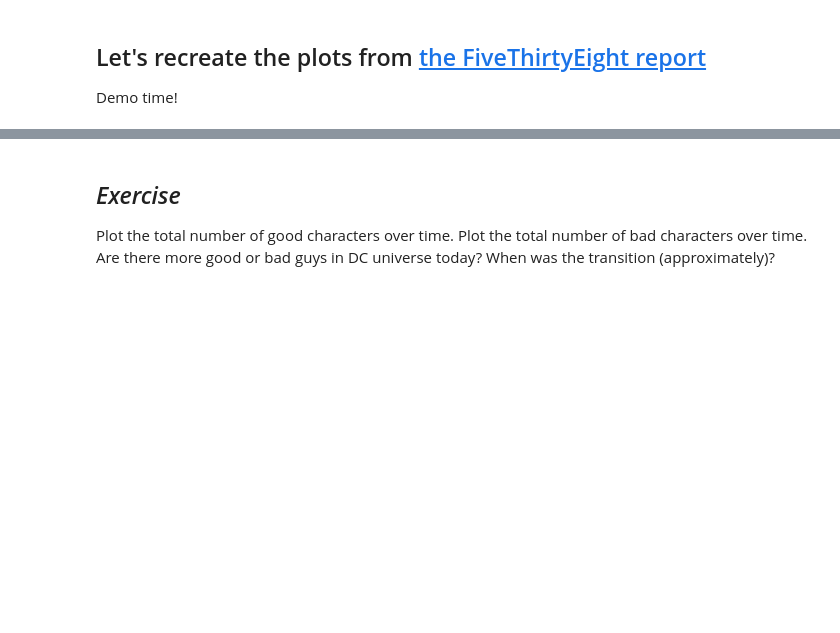
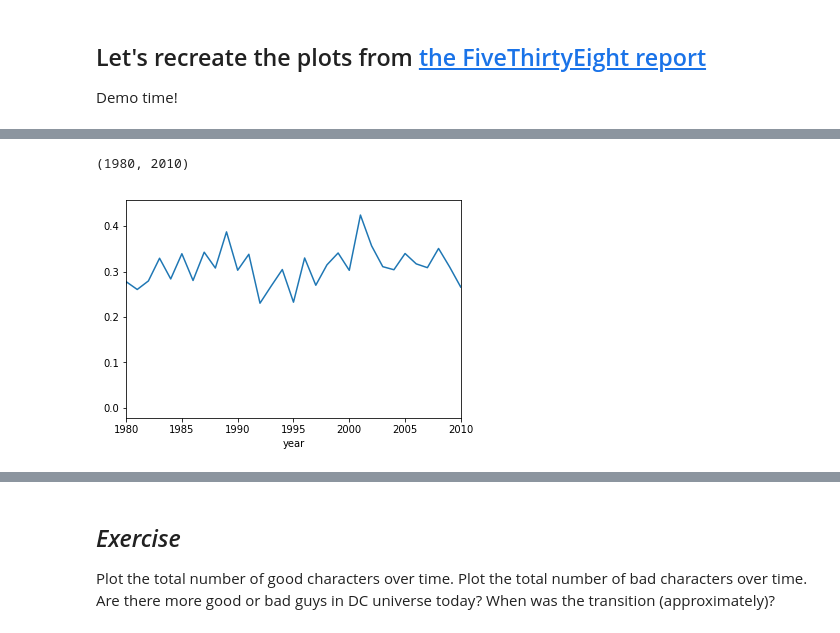
Before and after one commit to Nagasaki45/python-workshop, a Jupyter notebook: 13 - Visualizing.ipynb, the cells around one changed output, grey strips where cells are left out. Saved outputs shown, nothing was run; the diff lists cells and outputs as text; code cells hidden in the pictures; blank space fills up the shorter version.

```diff
--- a/13 - Visualizing.ipynb
+++ b/13 - Visualizing.ipynb
@@ -13,0 +21,15 @@ Demo time!
+# %%
+def female_count(sex):
+    return len(sex[sex == 'Female'])
+# %%
+female_df = (
+    df.groupby('year')
+    .agg({'sex': female_count, 'page_id': 'count'})
+    .rename(columns={'sex': 'female_count', 'page_id': 'total'})
+)
+female_df['ratio'] = female_df['female_count'] / female_df['total']
+ax = female_df['ratio'].plot()
+ax.set_xlim((1980, 2010))
+# %% [output]
+(1980, 2010)
+[figure, added]
```
Also changed, not shown: parts of 5 cells of this notebook, 3 other files.
